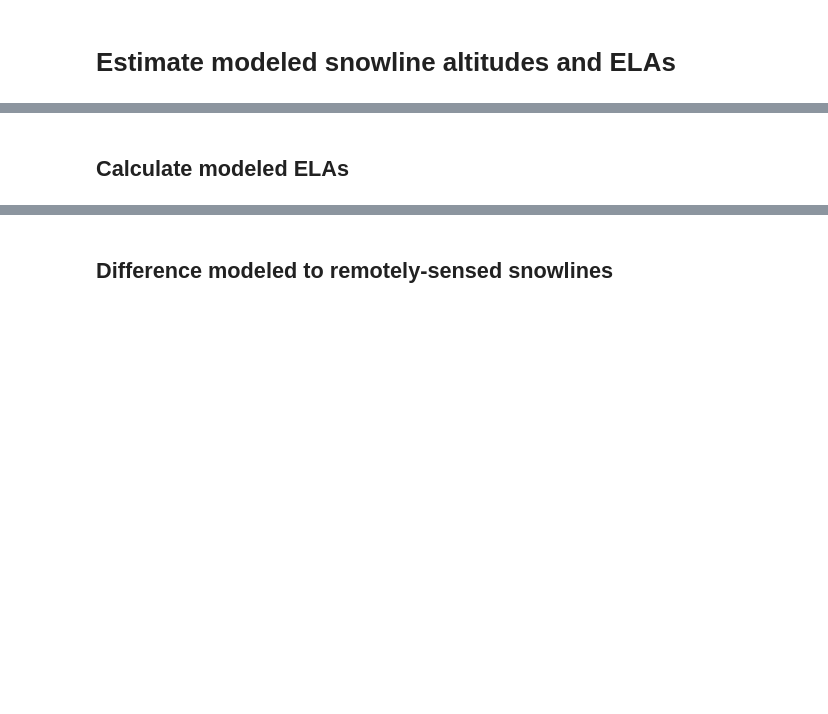
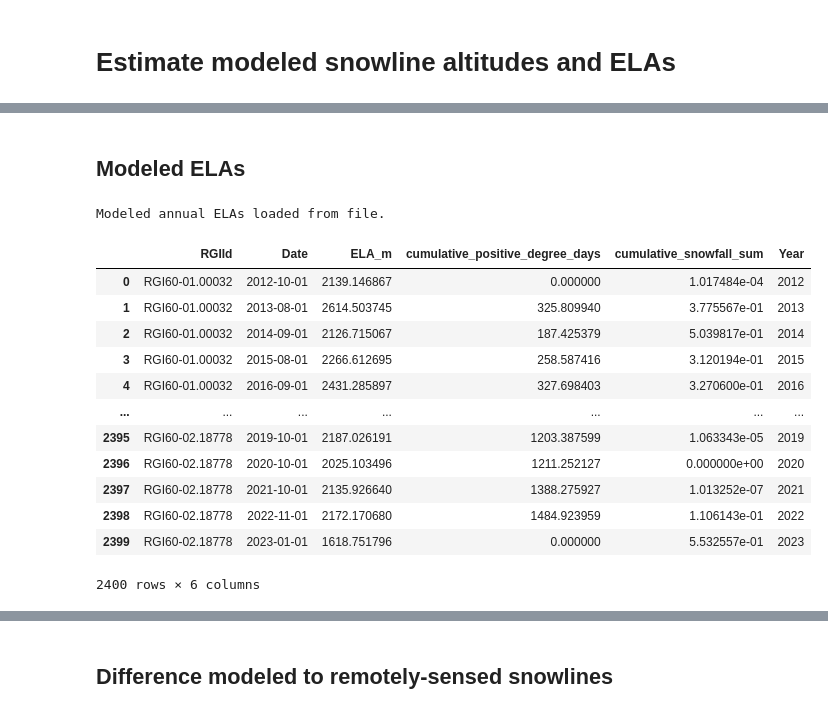
Before and after one commit to RaineyAbe/snow-cover-mapping-application, a Jupyter notebook: notebooks/5_modeled_snowlines.ipynb, the cells around one changed output, grey strips where cells are left out. Cells and saved outputs as stored; diff of their text form; code cells hidden in the pictures; blank space fills up the shorter version.

```diff
--- a/notebooks/5_modeled_snowlines.ipynb
+++ b/notebooks/5_modeled_snowlines.ipynb
@@ -13,13 +14,10 @@ import glob
 # %%
-# Load remotely-sensed ELAs
+# Path for inputs and outputs
 scm_path = '/Volumes/LaCie/raineyaberle/Research/PhD/snow_cover_mapping/'
-obs_slas_monthly_fn = os.path.join(scm_path, 'analysis', 'monthly_SLAs_observed.csv')
-obs_slas_monthly = pd.read_csv(obs_slas_monthly_fn)
-obs_slas_monthly['Date'] = pd.to_datetime(obs_slas_monthly['Date'])
-obs_elas_annual_fn = os.path.join(scm_path, 'analysis', 'annual_ELAs_observed.csv')
-obs_elas_annual = pd.read_csv(obs_elas_annual_fn)
-obs_elas_annual['Date'] = pd.to_datetime(obs_elas_annual['Date'])
 
 # Grab modeled SMB file names
 modeled_path = os.path.join(scm_path, 'Rounce_et_al_2023', 'binned')
+
+# AOIs
+aois_fn = os.path.join(scm_path, 'analysis', 'all_aois.shp')
 # %% [markdown]
@@ -46,6 +44,9 @@ else:
 
     # load binned model data
     bin_fns = sorted(glob.glob(os.path.join(modeled_path, '*.nc')))
+
+    # load glacier boundaries
+    aois = gpd.read_file(aois_fn)
 
     # remove binned file names for sites without snow cover observations
     aoi_ids = [x[7:] for x in sorted(aois['RGIId'].drop_duplicates().values)]
@@ -98,10 +99,6 @@ else:
         df['Date'] = df['Date'] + pd.DateOffset(months=1)
         df['RGIId'] = rgi_id
 
-        # Add ERA5 data for each date
-        eras_site = eras.loc[eras['RGIId']==rgi_id]
-        eras_site = eras_site[['Date', 'cumulative_positive_degree_days', 'cumulative_snowfall_sum']]
-        df = df.merge(eras_site, on='Date')
         mod_slas_monthly = pd.concat([mod_slas_monthly, df])
 
         i+=1
@@ -112,7 +109,7 @@ else:
                                          'cumulative_snowfall_sum']]
     # save to file
     mod_slas_monthly.to_csv(mod_slas_monthly_fn, index=False)
-    print('Modeled monthly SLAs saved to file:', mod_elas_monthly_fn)
+    print('Modeled monthly SLAs saved to file:', mod_slas_monthly_fn)
 
 mod_slas_monthly.reset_index(drop=True, inplace=True)
 mod_slas_monthly
@@ -119,24 +131,38 @@ mod_slas_monthly
 # %% [markdown]
-## Calculate modeled ELAs
+## Modeled ELAs
 # %%
-# -----Annual ELAs
 mod_elas_annual_fn = os.path.join(scm_path, 'analysis', 'annual_ELAs_modeled.csv')
 if os.path.exists(mod_elas_annual_fn):
     mod_elas_annual = pd.read_csv(mod_elas_annual_fn)
     mod_elas_annual['Date'] = pd.to_datetime(mod_elas_annual['Date'])
     print('Modeled annual ELAs loaded from file.')
 else:
     # Add Year column
-    mod_elas_monthly['Year'] = pd.DatetimeIndex(mod_elas_monthly['Date']).year
+    mod_slas_monthly['Year'] = pd.DatetimeIndex(mod_slas_monthly['Date']).year
     # Identify the row of maximum ELA for each site and each year
-    Imax = mod_elas_monthly.groupby(by=['RGIId', 'Year'])['ELA_m'].idxmax().values
-    mod_elas_annual = mod_elas_monthly.iloc[Imax].reset_index(drop=True)
+    Imax = mod_slas_monthly.groupby(by=['RGIId', 'Year'])['ELA_m'].idxmax().values
+    mod_elas_annual = mod_slas_monthly.iloc[Imax].reset_index(drop=True)
     # Reorder columns
-    mod_elas_monthly = mod_elas_monthly[['RGIId', 'Date', 'Year', 'ELA_m',
+    mod_elas_monthly = mod_slas_monthly[['RGIId', 'Date', 'Year', 'ELA_m',
                                          'cumulative_positive_degree_days',
                                          'cumulative_snowfall_sum']]
     # Save to file
     mod_elas_annual.to_csv(mod_elas_annual_fn, index=False)
     print('Modeled annual ELAs saved to file:', mod_elas_annual_fn)
 
 mod_elas_annual
+# %% [output]
+Modeled annual ELAs loaded from file.
+|  | RGIId | Date | ELA_m | cumulative_positive_degree_days | cumulative_snowfall_sum | Year |
+| 0 | RGI60-01.00032 | 2012-10-01 | 2139.146867 | 0.000000 | 1.017484e-04 | 2012 |
+| 1 | RGI60-01.00032 | 2013-08-01 | 2614.503745 | 325.809940 | 3.775567e-01 | 2013 |
+| 2 | RGI60-01.00032 | 2014-09-01 | 2126.715067 | 187.425379 | 5.039817e-01 | 2014 |
+| 3 | RGI60-01.00032 | 2015-08-01 | 2266.612695 | 258.587416 | 3.120194e-01 | 2015 |
+| 4 | RGI60-01.00032 | 2016-09-01 | 2431.285897 | 327.698403 | 3.270600e-01 | 2016 |
+| ... | ... | ... | ... | ... | ... | ... |
+| 2395 | RGI60-02.18778 | 2019-10-01 | 2187.026191 | 1203.387599 | 1.063343e-05 | 2019 |
+| 2396 | RGI60-02.18778 | 2020-10-01 | 2025.103496 | 1211.252127 | 0.000000e+00 | 2020 |
+| 2397 | RGI60-02.18778 | 2021-10-01 | 2135.926640 | 1388.275927 | 1.013252e-07 | 2021 |
+| 2398 | RGI60-02.18778 | 2022-11-01 | 2172.170680 | 1484.923959 | 1.106143e-01 | 2022 |
+| 2399 | RGI60-02.18778 | 2023-01-01 | 1618.751796 | 0.000000 | 5.532557e-01 | 2023 |
+2400 rows × 6 columns
```
Also changed, not shown: parts of 15 cells of this notebook, 2 other files.
